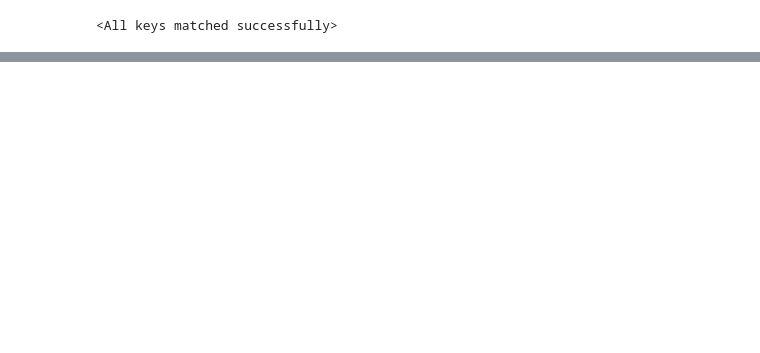
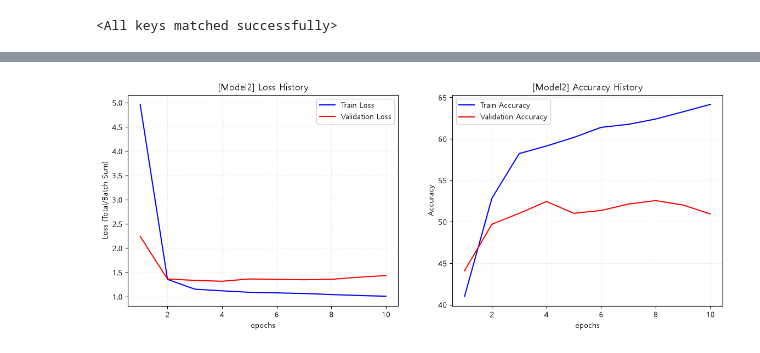
Before and after one commit to Seu1k2/kdt_ml, a Jupyter notebook: 14. 딥러닝의 필요성(Intel Image Set).ipynb, the cells around one changed output, grey strips where cells are left out. Drawn from its saved outputs; the diff is of its cells as text; code cells hidden in the pictures; blank space fills up the shorter version.

```diff
--- a/14. 딥러닝의 필요성(Intel Image Set).ipynb
+++ b/14. 딥러닝의 필요성(Intel Image Set).ipynb
@@ -294,7 +284,7 @@ def evaluate(model, dataloader, criterion, device="cpu"):
     avg_acc = sum_accs / len(dataloader)
     return avg_loss, avg_acc
 # %%
-def train_model(model, model_name, train_loader, val_loader, criterion, optimizer, num_epochs, device, save_base_dir):
+def train_model(model, model_name, train_loader, val_loader, criterion, optimizer, epochs, device, save_base_dir):
     save_dir = os.path.join(save_base_dir, model_name)
     os.makedirs(save_dir, exist_ok=True)
 
@@ -396,0 +390,15 @@ print(f"최종 Test Model1 | Test Loss: {test_loss:.4f} | Test Accuracy: {test_a
+# %%
+model2 = Model2().to(device)
+optimizer2 = optim.Adam(model2.parameters(), lr=0.001)
+
+history2 = train_model(
+    model=model2,
+    model_name="Model2",
+    train_loader=train_dataloader,
+    val_loader=val_dataloader,
+    criterion=criterion,
+    optimizer=optimizer2,
+    epochs=10,
+    device=device,
+    save_base_dir=os.path.join(base_path, "weights")
+)
@@ -396,0 +436,28 @@ print(f"최종 Test Model1 | Test Loss: {test_loss:.4f} | Test Accuracy: {test_a
+# %%
+def plot_history(history, model_name):
+    epochs = range(1, len(history["train_loss"]) + 1)
+    fig, axes = plt.subplots(1, 2, figsize=(14, 5))
+
+    extract_vals = lambda lst: [x.detach().cpu().item() if isinstance(x, torch.Tensor) else float(x) for x in lst]
+
+    axes[0].plot(epochs, extract_vals(history["train_loss"]), "blue", label="Train Loss")
+    axes[0].plot(epochs, extract_vals(history["val_loss"]), "red", label="Validation Loss")
+    axes[0].set_title(f"[{model_name}] Loss History")
+    axes[0].set_xlabel("epochs")
+    axes[0].set_ylabel("Loss (Total/Batch Sum)")
+    axes[0].grid(True, linestyle=":", alpha=0.4)
+    axes[0].legend()
+
+    axes[1].plot(epochs, extract_vals(history["train_acc"]), "blue", label="Train Accuracy")
+    axes[1].plot(epochs, extract_vals(history["val_acc"]), "red", label="Validation Accuracy")
+    axes[1].set_title(f"[{model_name}] Accuracy History")
+    axes[1].set_xlabel("epochs")
+    axes[1].set_ylabel("Accuracy")
+    axes[1].grid(True, linestyle=":", alpha=0.4)
+    axes[1].legend()
+
+    plt.show()
+# %%
+plot_history(history2, "Model2")
+# %% [output]
+[figure, added]
```
Also changed, not shown: parts of 19 cells of this notebook, 4 other files.
